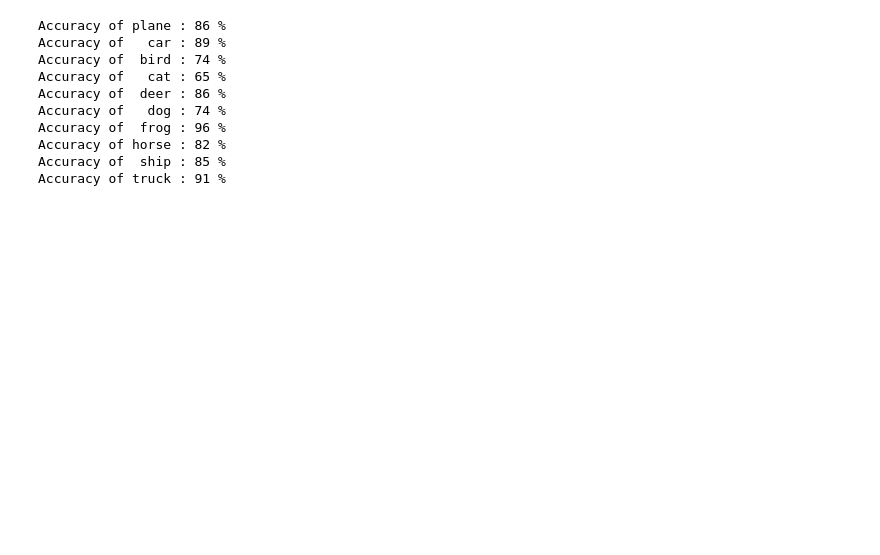
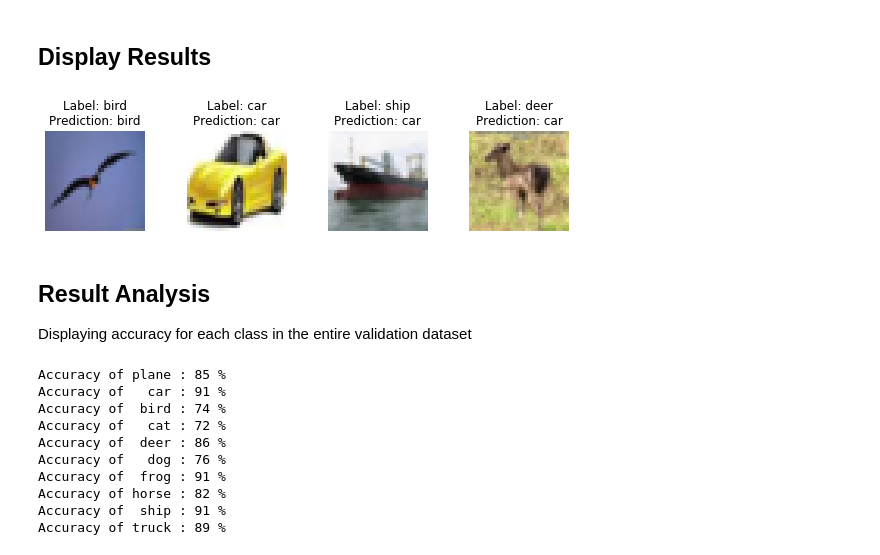
Before and after one commit to shan18/EVA4, a Jupyter notebook: S7_Part2/S7.ipynb, the cells around one changed output. Drawn from its saved outputs; the diff is of its cells as text; code cells hidden in the pictures; blank space fills up the shorter version.

```diff
--- a/S7_Part2/S7.ipynb
+++ b/S7_Part2/S7.ipynb
@@ -382,9 +342,0 @@ Okay, first step. Let us display an image from the test set to get familiar.
-# %%
-dataiter = iter(testloader)
-images, labels = dataiter.next()
-
-images_cuda, labels_cuda = images.to(device), labels.to(device)
-
-# print images
-imshow(torchvision.utils.make_grid(images))
-print('GroundTruth: ', ' '.join('%5s' % classes[labels[j]] for j in range(4)))
@@ -417,30 +378,67 @@ not perform well:
+# %% [markdown]
+## Display Results
+# %%
+# Set number of images to display
+num_images = 4
+images, targets = val_data.data, val_data.targets
+images_idx = random.sample(range(0, images.shape[0]), num_images)
+
+fig, axs = plt.subplots(1, num_images, figsize=(8, 8))
+fig.tight_layout()
+
+with torch.no_grad():
+    count = 0
+    for idx in images_idx:
+        # Prepare images and targets
+        image = images[idx]
+        target = targets[idx]
+        images_tensor = torch.Tensor(
+            np.expand_dims(np.transpose(image, (2, 0, 1)), axis=0)
+        )
+
+        # Get model predictions
+        images_cuda = images_tensor.to(device)
+        outputs = model(images_cuda)
+        _, predicted = torch.max(outputs, 1)
+
+        axs[count].axis('off')
+        axs[count].set_title(f'Label: {classes[target]}\nPrediction: {classes[predicted.item()]}')
+        axs[count].imshow(image)
+        count += 1
+# %% [output]
+[figure, added]
+# %% [markdown]
+## Result Analysis
+
+Displaying accuracy for each class in the entire validation dataset
 # %%
 class_correct = list(0. for i in range(10))
 class_total = list(0. for i in range(10))
+
 with torch.no_grad():
-    for data in testloader:
-        images, labels = data
+    for _, (images, labels) in enumerate(val_loader, 0):
         images, labels = images.to(device), labels.to(device)
+
         outputs = model(images)
         _, predicted = torch.max(outputs, 1)
         c = (predicted == labels).squeeze()
-        for i in range(4):
+
+        for i in range(len(labels)):
             label = labels[i]
             class_correct[label] += c[i].item()
             class_total[label] += 1
 
 
 for i in range(10):
-    print('Accuracy of %5s : %2d %%' % (
-        classes[i], 100 * class_correct[i] / class_total[i]))
+    print('Accuracy of %5s : %2d %%' % (classes[i], 100 * class_correct[i] / class_total[i]))
 # %% [output]
-Accuracy of plane : 86 %
-Accuracy of   car : 89 %
+Accuracy of plane : 85 %
+Accuracy of   car : 91 %
 Accuracy of  bird : 74 %
-Accuracy of   cat : 65 %
+Accuracy of   cat : 72 %
 Accuracy of  deer : 86 %
-Accuracy of   dog : 74 %
-Accuracy of  frog : 96 %
+Accuracy of   dog : 76 %
+Accuracy of  frog : 91 %
 Accuracy of horse : 82 %
-Accuracy of  ship : 85 %
-Accuracy of truck : 91 %
+Accuracy of  ship : 91 %
+Accuracy of truck : 89 %
```
Also changed, not shown: parts of 42 cells of this notebook.
